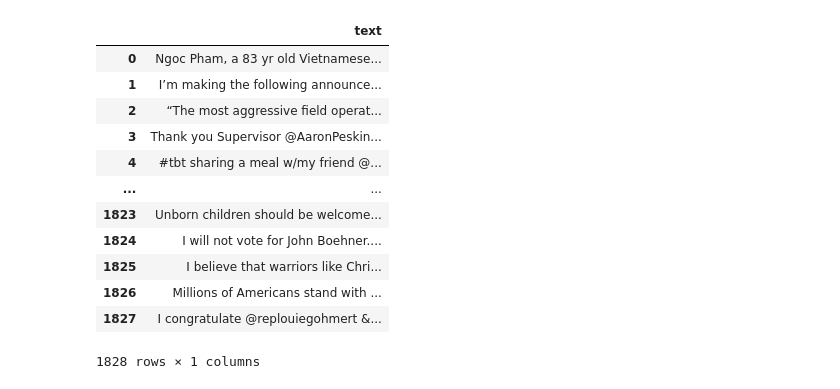
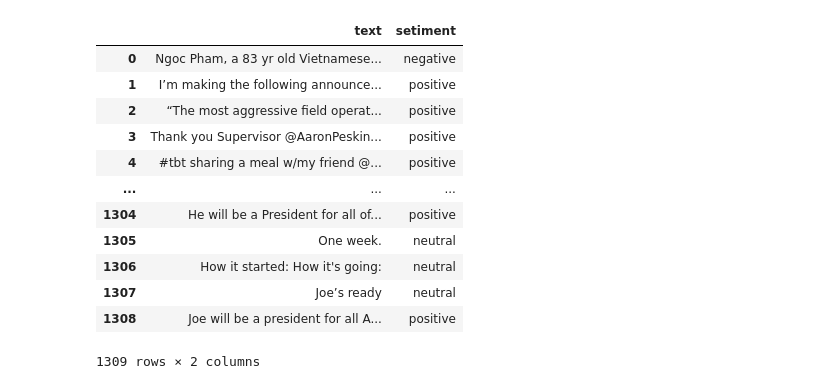
Before and after one commit to billyParmenter/MLP_Assignment_1, a Jupyter notebook: scrape.ipynb, the cells around one changed output. Drawn from its saved outputs; the diff is of its cells as text; code cells hidden in the pictures.

Commit message:
cleaned tagged data

```diff
--- a/scrape.ipynb
+++ b/scrape.ipynb
@@ -151,19 +151,19 @@ def clean_text(text_to_clean):
     except Exception as e:
         print(f'Failed at {step} with: {text_to_clean}, {e}')
 # %%
-tweets = pd.read_csv('./data//twitter_posts.csv', delimiter=',', names=['text'], header=None)
+tweets = pd.read_csv('./data/hugginoutput.csv')
 tweets
 # %% [output]
-|  | text |
-| 0 | Ngoc Pham, a 83 yr old Vietnamese... |
-| 1 | I’m making the following announce... |
-| 2 | “The most aggressive field operat... |
-| 3 | Thank you Supervisor @AaronPeskin... |
-| 4 | #tbt sharing a meal w/my friend @... |
-| ... | ... |
-| 1823 | Unborn children should be welcome... |
-| 1824 | I will not vote for John Boehner.... |
-| 1825 | I believe that warriors like Chri... |
-| 1826 | Millions of Americans stand with ... |
-| 1827 | I congratulate @replouiegohmert &... |
+|  | text | setiment |
+| 0 | Ngoc Pham, a 83 yr old Vietnamese... | negative |
+| 1 | I’m making the following announce... | positive |
+| 2 | “The most aggressive field operat... | positive |
+| 3 | Thank you Supervisor @AaronPeskin... | positive |
+| 4 | #tbt sharing a meal w/my friend @... | positive |
+| ... | ... | ... |
+| 1304 | He will be a President for all of... | positive |
+| 1305 | One week. | neutral |
+| 1306 | How it started: How it's going: | neutral |
+| 1307 | Joe’s ready | neutral |
+| 1308 | Joe will be a president for all A... | positive |
-1828 rows × 1 columns
+1309 rows × 2 columns
```
Also changed, not shown: parts of 8 cells of this notebook, 1 other file.
